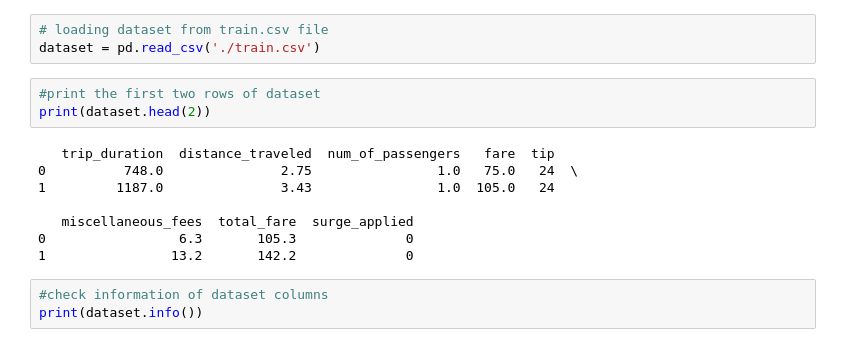
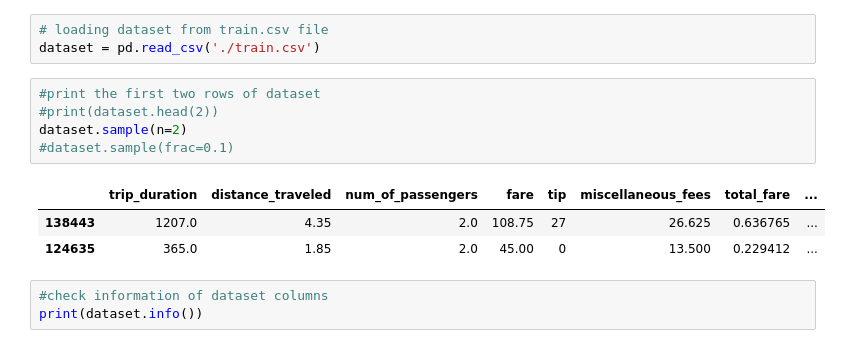
Before and after one commit to Ankit1696/taxi_fare_prediction, a Jupyter notebook: taxi_fair_pred.ipynb, the cells around one changed output. Cells and saved outputs as stored; diff of their text form.

```diff
--- a/taxi_fair_pred.ipynb
+++ b/taxi_fair_pred.ipynb
@@ -12,15 +13,13 @@ Data Visualization and Exploration...
 dataset = pd.read_csv('./train.csv')
 # %%
 #print the first two rows of dataset
-print(dataset.head(2))
+#print(dataset.head(2))
+dataset.sample(n=2)
+#dataset.sample(frac=0.1)
 # %% [output]
-   trip_duration  distance_traveled  num_of_passengers   fare  tip
-0          748.0               2.75                1.0   75.0   24  \
-1         1187.0               3.43                1.0  105.0   24
-
-   miscellaneous_fees  total_fare  surge_applied
-0                 6.3       105.3              0
-1                13.2       142.2              0
+|  | trip_duration | distance_traveled | num_of_passengers | fare | tip | miscellaneous_fees | total_fare | ... |
+| 138443 | 1207.0 | 4.35 | 2.0 | 108.75 | 27 | 26.625 | 0.636765 | ... |
+| 124635 | 365.0 | 1.85 | 2.0 | 45.00 | 0 | 13.500 | 0.229412 | ... |
 # %%
 #check information of dataset columns
 print(dataset.info())
```
Also changed, not shown: parts of 9 cells of this notebook.
